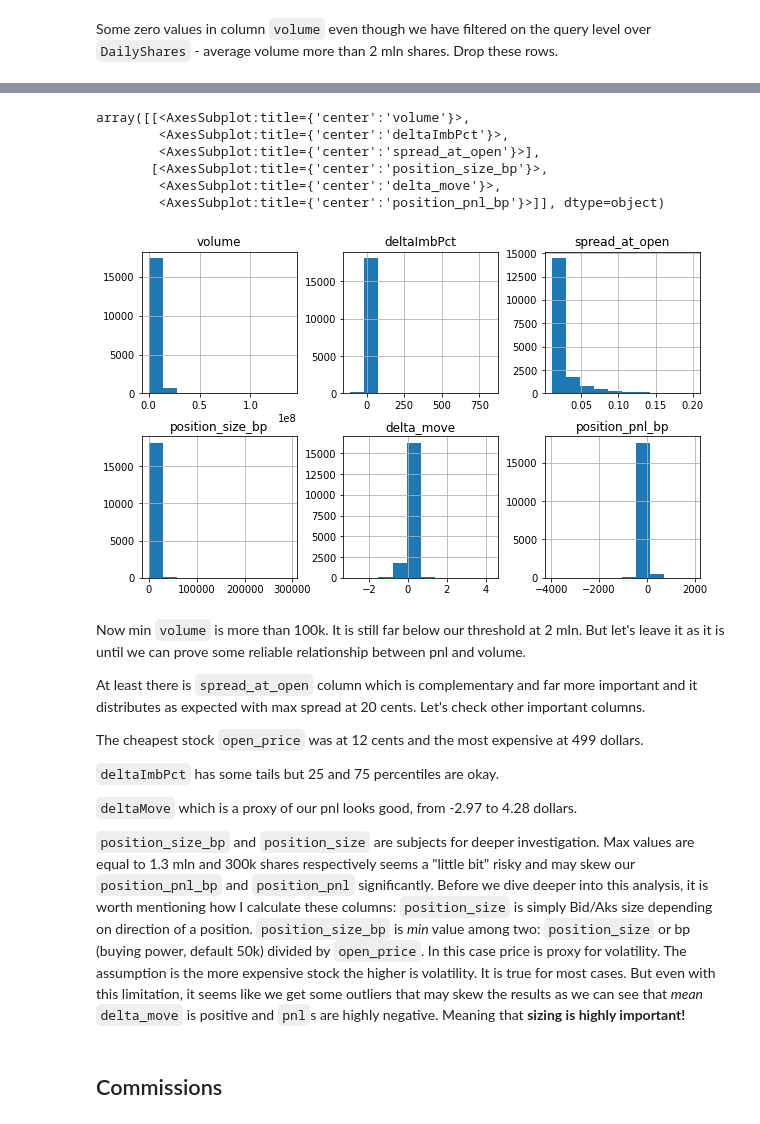
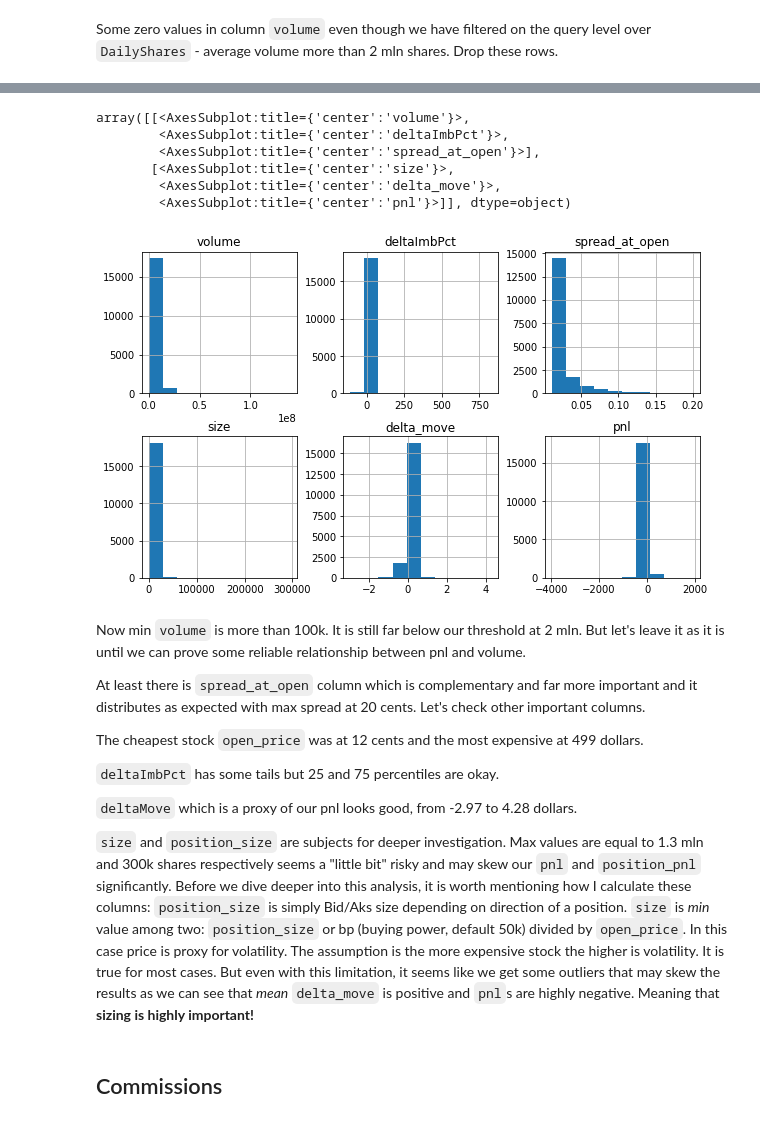
Before and after one commit to avoytkiv/moc_imbalance_flip, a Jupyter notebook: research/results.ipynb, the cells around one changed output, grey strips where cells are left out. Saved outputs shown, nothing was run; the diff lists cells and outputs as text; code cells hidden in the pictures.

```diff
--- a/research/results.ipynb
+++ b/research/results.ipynb
@@ -97,3 +97,6 @@ df.describe()
 | 50% | 3.271776e+06 | 1.370000e+02 | 3.017940e+05 | 33.280000 | 0.010000 | 33.290000 | 36.430000 | ... |
 | 75% | 5.484913e+06 | 3.226100e+04 | 6.025520e+05 | 66.220000 | 0.020000 | 66.200000 | 71.750000 | ... |
 | max | 1.385543e+08 | 1.491420e+07 | 5.953006e+07 | 499.180000 | 0.200000 | 499.370000 | 424.480000 | ... |
+# %%
+df[['imbBeforeReversePct', 'imbAfterReversePct', 'deltaImbPct']] = df[['imbBeforeReversePct', 'imbAfterReversePct', 'deltaImbPct']].astype(float)
+df.dtypes
@@ -100,13 +121,13 @@ df.describe()
 # %%
-df.hist(column=['volume', 'deltaImbPct', 'spread_at_open', 'position_size_bp', 'delta_move', 'position_pnl_bp'], layout=(2,3), figsize=(10,6))
+df.hist(column=['volume', 'deltaImbPct', 'spread_at_open', 'size', 'delta_move', 'pnl'], layout=(2,3), figsize=(10,6))
 # %% [output]
 array([[<AxesSubplot:title={'center':'volume'}>,
         <AxesSubplot:title={'center':'deltaImbPct'}>,
         <AxesSubplot:title={'center':'spread_at_open'}>],
-       [<AxesSubplot:title={'center':'position_size_bp'}>,
+       [<AxesSubplot:title={'center':'size'}>,
         <AxesSubplot:title={'center':'delta_move'}>,
-        <AxesSubplot:title={'center':'position_pnl_bp'}>]], dtype=object)
+        <AxesSubplot:title={'center':'pnl'}>]], dtype=object)
-[figure, old version]
+[figure, new version]
 # %% [markdown]
 Now min `volume` is more than 100k. It is still far below our threshold at 2 mln. But let's leave it as it is until we can prove some reliable relationship between pnl and volume.
 
@@ -118,6 +139,6 @@ The cheapest stock `open_price` was at 12 cents and the most expensive at 499 do
 
 `deltaMove` which is a proxy of our pnl looks good, from -2.97 to 4.28 dollars.
 
-`position_size_bp` and `position_size` are subjects for deeper investigation. Max values are equal to 1.3 mln and 300k shares respectively seems a "little bit" risky and may skew our `position_pnl_bp` and `position_pnl` significantly. Before we dive deeper into this analysis, it is worth mentioning how I calculate these columns:
+`size` and `position_size` are subjects for deeper investigation. Max values are equal to 1.3 mln and 300k shares respectively seems a "little bit" risky and may skew our `pnl` and `position_pnl` significantly. Before we dive deeper into this analysis, it is worth mentioning how I calculate these columns:
 `position_size` is simply Bid/Aks size depending on direction of a position.
-`position_size_bp` is *min* value among two: `position_size` or bp (buying power, default 50k) divided by `open_price`. In this case price is proxy for volatility. The assumption is the more expensive stock the higher is volatility. It is true for most cases. But even with this limitation, it seems like we get some outliers that may skew the results as we can see that *mean* `delta_move` is positive and `pnl`s are highly negative. Meaning that **sizing is highly important!**
+`size` is *min* value among two: `position_size` or bp (buying power, default 50k) divided by `open_price`. In this case price is proxy for volatility. The assumption is the more expensive stock the higher is volatility. It is true for most cases. But even with this limitation, it seems like we get some outliers that may skew the results as we can see that *mean* `delta_move` is positive and `pnl`s are highly negative. Meaning that **sizing is highly important!**
```
Also changed, not shown: parts of 44 cells of this notebook.
